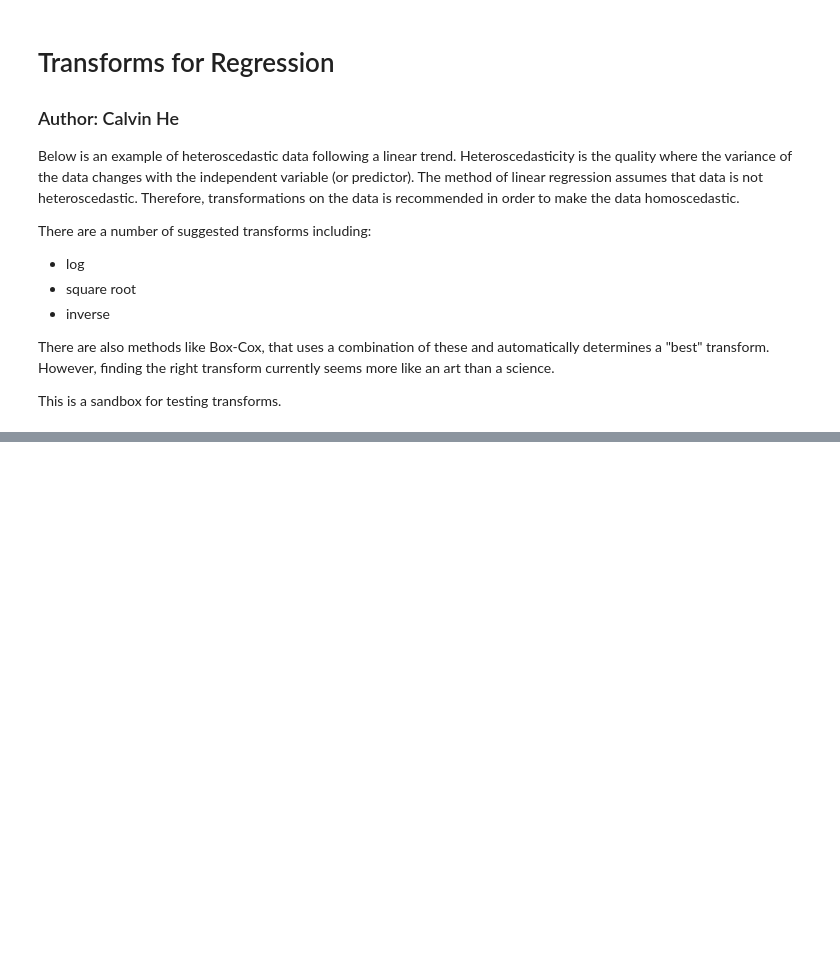
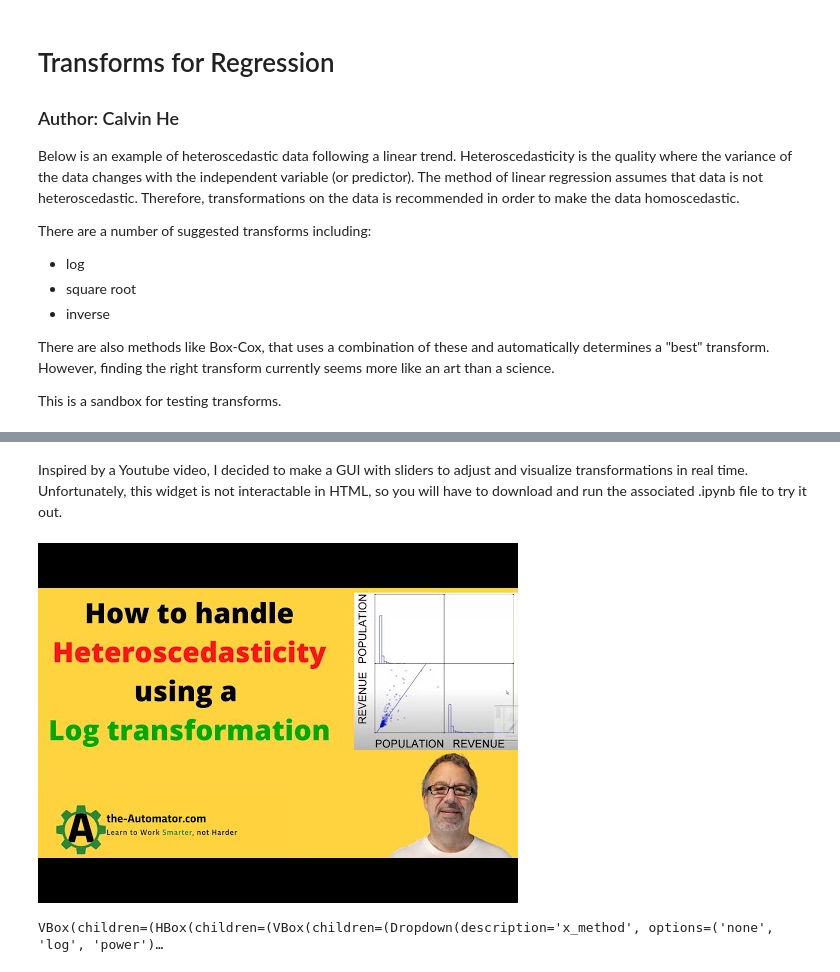
Before and after one commit to calvinzhe/calvinzhe.github.io, a Jupyter notebook: notebooks/transforms_for_regression.ipynb, the cells around one changed output, grey strips where cells are left out. Drawn from its saved outputs; the diff is of its cells as text; code cells hidden in the pictures; blank space fills up the shorter version.

Commit message:
transforms widget

```diff
--- a/notebooks/transforms_for_regression.ipynb
+++ b/notebooks/transforms_for_regression.ipynb
@@ -70,0 +71,40 @@ plt.show()
+# %% [markdown]
+Inspired by a Youtube video, I decided to make a GUI with sliders to adjust and visualize transformations in real time.  Unfortunately, this widget is not interactable in HTML, so you will have to download and run the associated .ipynb file to try it out.
+# %%
+from IPython.display import YouTubeVideo
+YouTubeVideo('gUL8MoCjy24')
+# %% [output]
+[figure, added]
+# %%
+import ipywidgets as widgets
+from IPython.display import display
+
+x_value = widgets.FloatSlider(description='x_value',value=2,min=-10,max=10)
+x_method = widgets.Dropdown(options=['none','log','power'],description='x_method')
+y_value = widgets.FloatSlider(description='y_value',value=2,min=-10,max=10)
+y_method = widgets.Dropdown(options=['none','log','power'],description='y_method')
+
+def transform_and_plot(x_method, x_value, y_method, y_value):
+    x_t = x
+    y_t = y
+    if x_method == 'log':
+        x_t = np.log(x)
+    elif x_method == 'power':
+        x_t = x**x_value
+    elif x_method == 'none':
+        x_t = x
+    if y_method == 'log':
+            y_t = np.log(y)
+    elif y_method == 'power':
+        y_t = y**y_value
+    elif y_method =='none':
+        y_t = y
+    plt.plot(x_t,y_t,'b.',alpha=0.5)
+    plt.show()
+
+out = widgets.interactive_output(transform_and_plot,
+                                 {'x_value': x_value,'x_method': x_method,'y_value':y_value,'y_method':y_method})
+out.layout.height = '450px'
+widgets.VBox([widgets.HBox([widgets.VBox([x_method,x_value]),widgets.VBox([y_method,y_value])]), out])
+# %% [output]
+VBox(children=(HBox(children=(VBox(children=(Dropdown(description='x_method', options=('none', 'log', 'power')…
```
Also changed, not shown: parts of 1 cell of this notebook, 1 other file.
